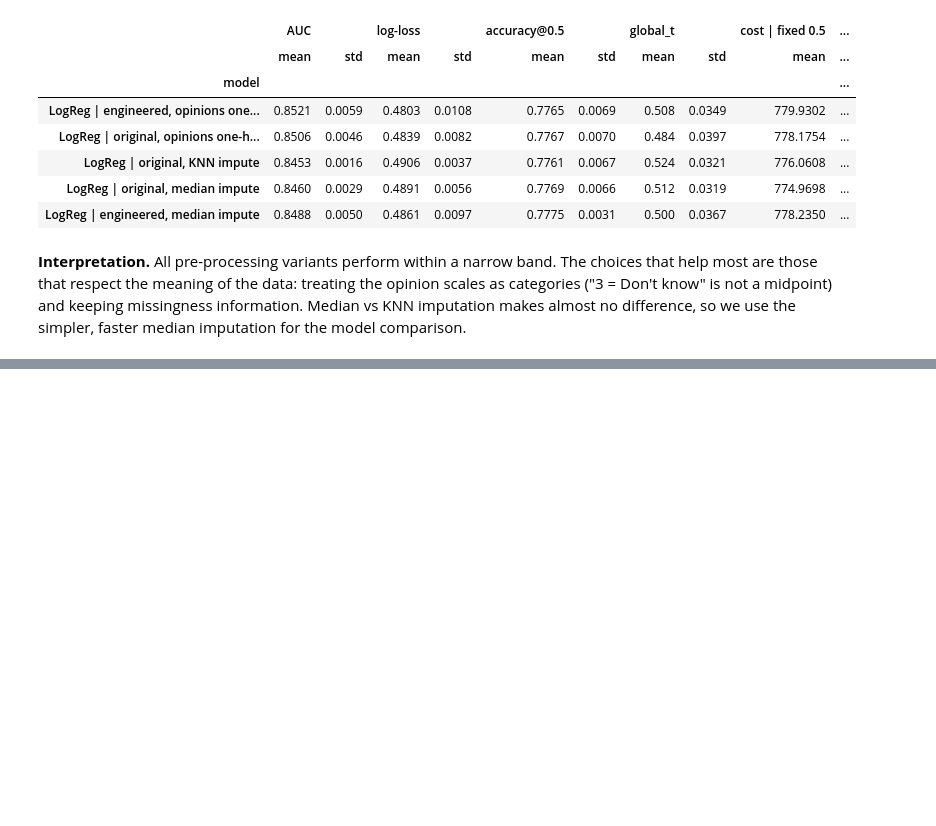
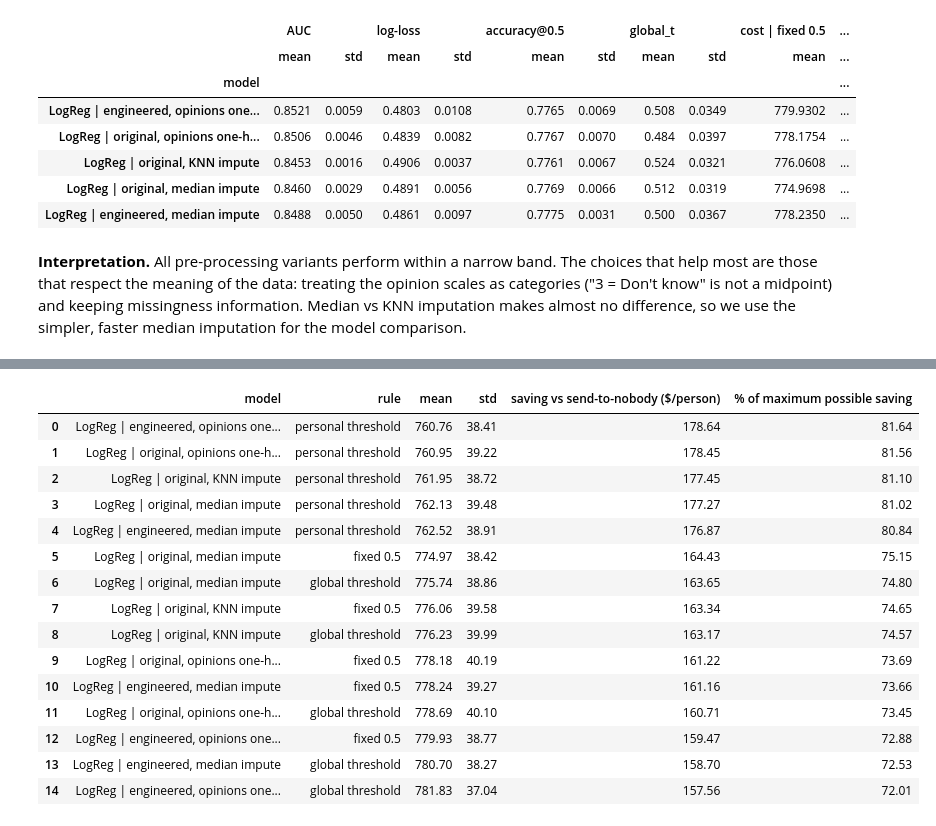
Before and after one commit to UH-RMDS-DataChallenge-2026/data-science-challenge, a Jupyter notebook: Data_Science_Challenge.ipynb, the cells around one changed output, grey strips where cells are left out. Drawn from its saved outputs; the diff is of its cells as text; code cells hidden in the pictures; blank space fills up the shorter version.

```diff
--- a/Data_Science_Challenge.ipynb
+++ b/Data_Science_Challenge.ipynb
@@ -632,0 +562,28 @@ HistGradientBoosting (tuned)                  AUC 0.8518 | cost personal $759.84
+# %%
+# Every (model, decision rule) combination ranked by mean cross-validated cost per person
+res = pd.DataFrame(results)
+rule_cols = ["cost | fixed 0.5", "cost | global threshold", "cost | personal threshold"]
+long = res.melt(id_vars=["model", "fold"], value_vars=rule_cols, var_name="rule", value_name="cost")
+long["rule"] = long["rule"].str.replace("cost | ", "", regex=False)
+ranking = long.groupby(["model", "rule"])["cost"].agg(["mean", "std"]).sort_values("mean").reset_index()
+ranking["saving vs send-to-nobody ($/person)"] = baselines["Send to nobody"] - ranking["mean"]
+ranking["% of maximum possible saving"] = 100 * ranking["saving vs send-to-nobody ($/person)"] / (
+    baselines["Send to nobody"] - baselines["Perfect knowledge (lower bound)"])
+display(ranking.head(15).round(2))
+# %% [output]
+|  | model | rule | mean | std | saving vs send-to-nobody ($/person) | % of maximum possible saving |
+| 0 | LogReg | engineered, opinions one... | personal threshold | 760.76 | 38.41 | 178.64 | 81.64 |
+| 1 | LogReg | original, opinions one-h... | personal threshold | 760.95 | 39.22 | 178.45 | 81.56 |
+| 2 | LogReg | original, KNN impute | personal threshold | 761.95 | 38.72 | 177.45 | 81.10 |
+| 3 | LogReg | original, median impute | personal threshold | 762.13 | 39.48 | 177.27 | 81.02 |
+| 4 | LogReg | engineered, median impute | personal threshold | 762.52 | 38.91 | 176.87 | 80.84 |
+| 5 | LogReg | original, median impute | fixed 0.5 | 774.97 | 38.42 | 164.43 | 75.15 |
+| 6 | LogReg | original, median impute | global threshold | 775.74 | 38.86 | 163.65 | 74.80 |
+| 7 | LogReg | original, KNN impute | fixed 0.5 | 776.06 | 39.58 | 163.34 | 74.65 |
+| 8 | LogReg | original, KNN impute | global threshold | 776.23 | 39.99 | 163.17 | 74.57 |
+| 9 | LogReg | original, opinions one-h... | fixed 0.5 | 778.18 | 40.19 | 161.22 | 73.69 |
+| 10 | LogReg | engineered, median impute | fixed 0.5 | 778.24 | 39.27 | 161.16 | 73.66 |
+| 11 | LogReg | original, opinions one-h... | global threshold | 778.69 | 40.10 | 160.71 | 73.45 |
+| 12 | LogReg | engineered, opinions one... | fixed 0.5 | 779.93 | 38.77 | 159.47 | 72.88 |
+| 13 | LogReg | engineered, median impute | global threshold | 780.70 | 38.27 | 158.70 | 72.53 |
+| 14 | LogReg | engineered, opinions one... | global threshold | 781.83 | 37.04 | 157.56 | 72.01 |
```
Also changed, not shown: parts of 13 cells of this notebook.
